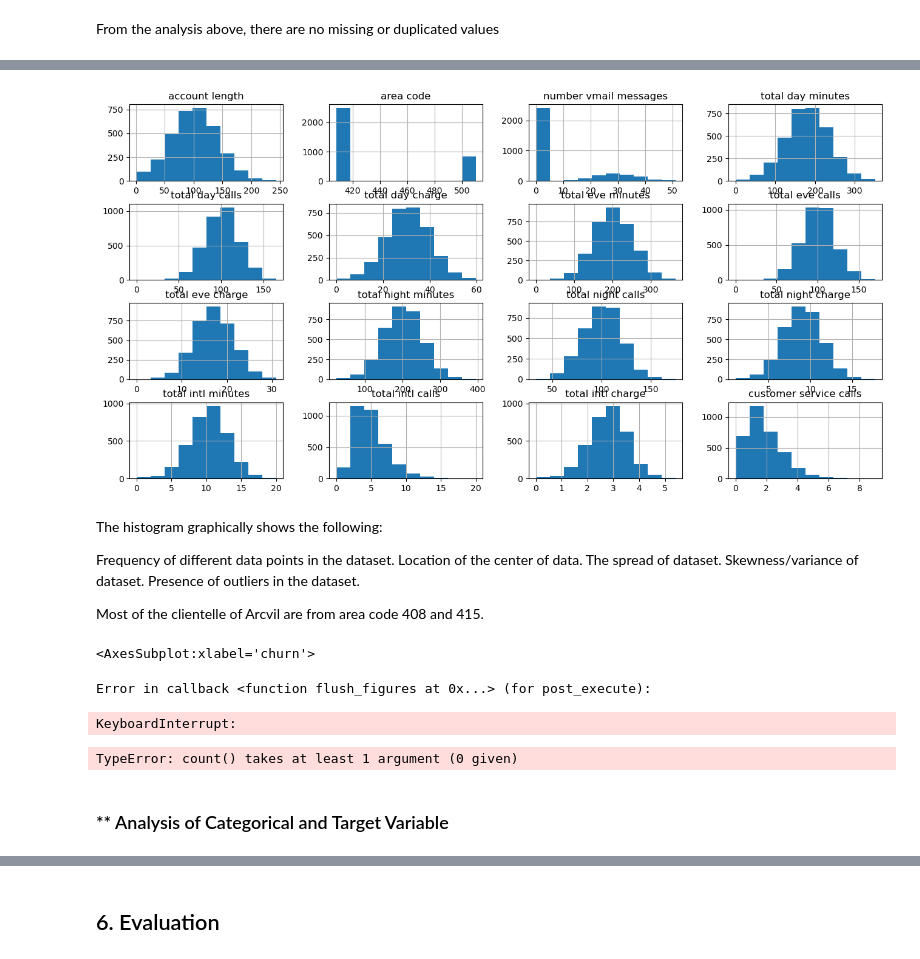
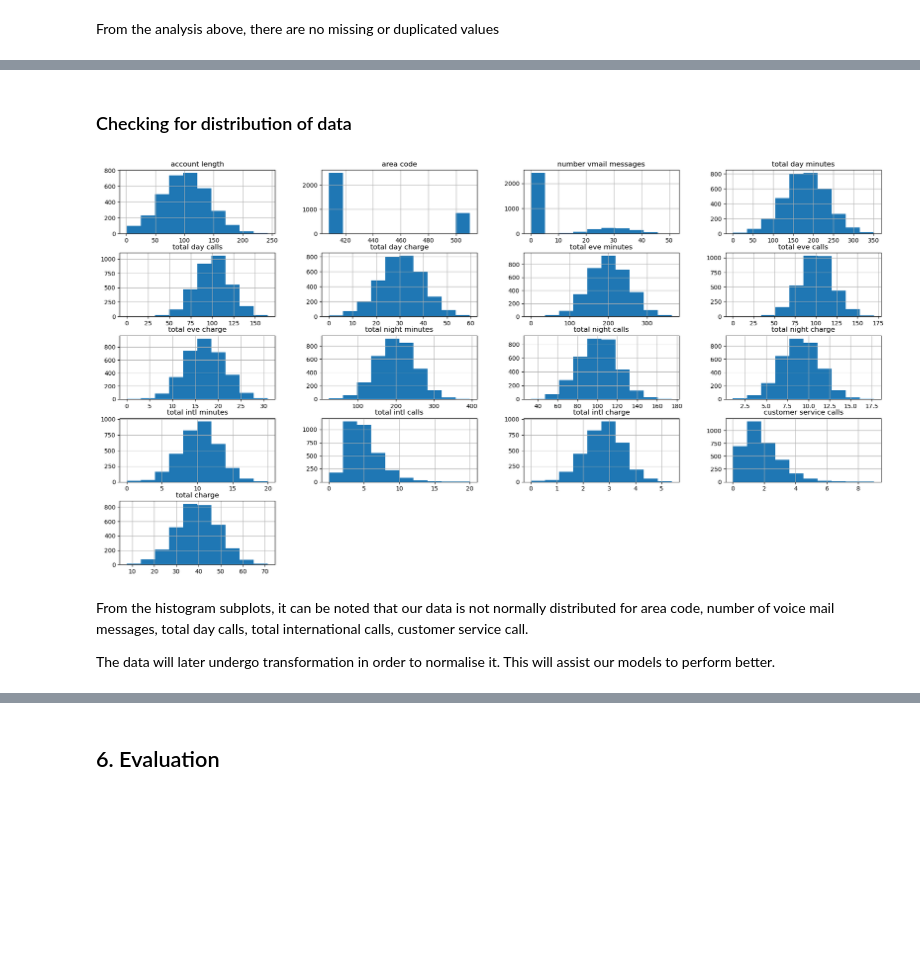
Before and after one commit to madivolil5/CHURN-COMMUNICATION, a Jupyter notebook: churn prediction.ipynb, the cells around one changed output, grey strips where cells are left out. Cells and saved outputs as stored; diff of their text form; code cells hidden in the pictures; blank space fills up the shorter version.

```diff
--- a/churn prediction.ipynb
+++ b/churn prediction.ipynb
@@ -88,0 +108,7 @@ From the analysis above, there are no missing or duplicated values
+# %%
+#COMPUTING TOTAL CHARGE INCURED BY CUSTOMERS
+data['total charge'] = data['total day charge'] + data['total night charge']
+# %%
+#removing unncecessary features on the data
+data = data.drop(['phone number'], axis = 1)
+data.head()
@@ -89,28 +123,11 @@ From the analysis above, there are no missing or duplicated values
+# %% [markdown]
+### Checking for distribution of data
 # %%
-histograms = data.hist(figsize=(16,8))
+histograms = data.hist(figsize=(23,12))
 # %% [output]
-[figure, old version]
+[figure, new version]
 # %% [markdown]
-The histogram graphically shows the following:
+From the histogram subplots, it can be noted that our data is not normally distributed for area code, number of voice mail messages, total day calls, total international calls, customer service call.
 
-Frequency of different data points in the dataset.
-Location of the center of data.
-The spread of dataset.
-Skewness/variance of dataset.
-Presence of outliers in the dataset.
-
-
-Most of the clientelle of Arcvil are from area code 408 and 415.
+The data will later undergo transformation in order to normalise it.
+This will assist our models to perform better.
-# %%
-data.plot.bar(x='churn')
-# %% [output]
-<AxesSubplot:xlabel='churn'>
-Error in callback <function flush_figures at 0x...> (for post_execute):
-KeyboardInterrupt:
-# %%
-t_churn = data.loc[data['churn']] == 'True'.count()
-t_churn
-# %% [output]
-TypeError: count() takes at least 1 argument (0 given)
-# %% [markdown]
-### ** Analysis of Categorical and Target Variable
```
Also changed, not shown: parts of 33 cells of this notebook.
